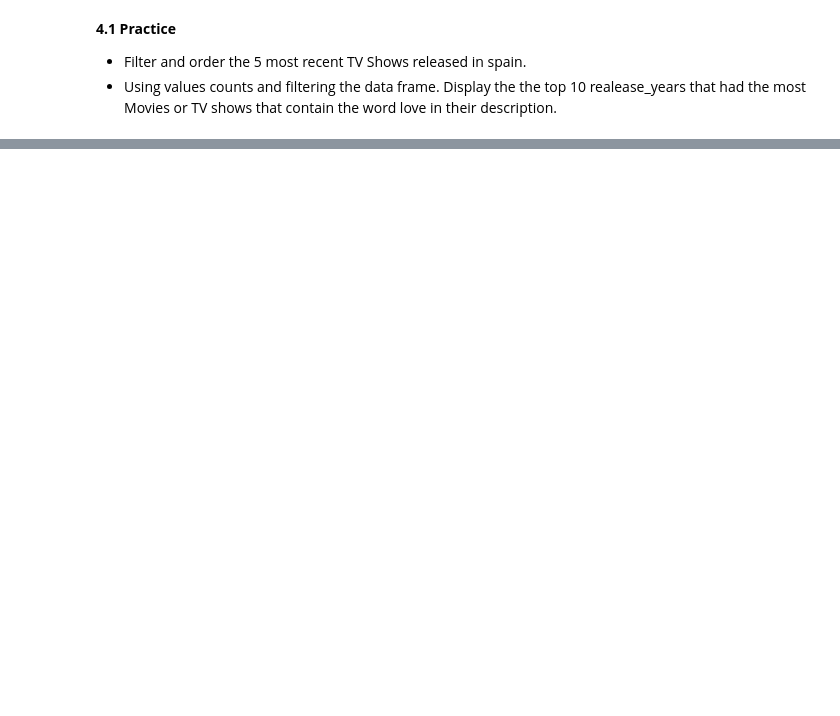
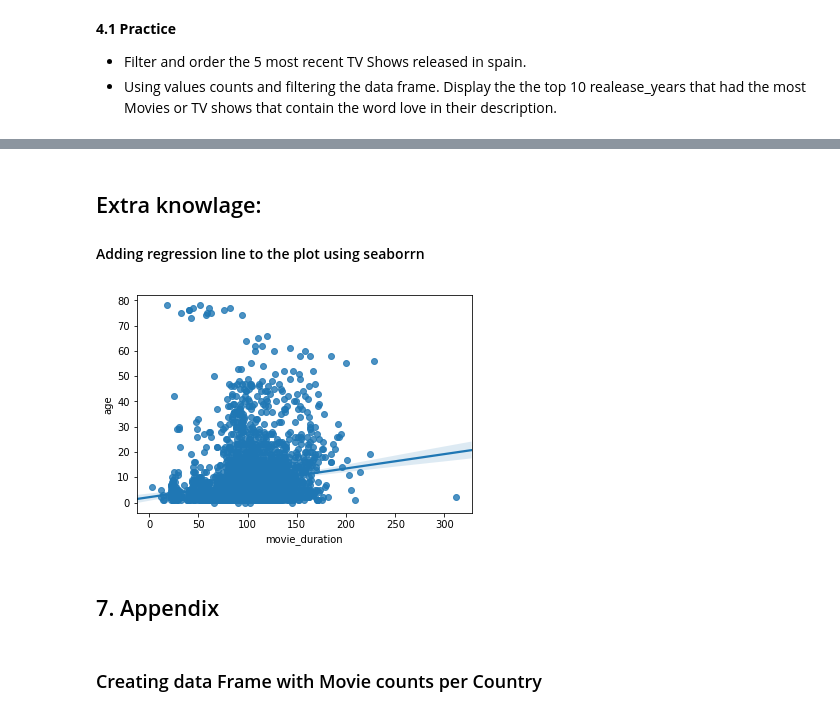
Before and after one commit to berkurka/python_lessons, a Jupyter notebook: Class 2/2.0-basic-pandas.ipynb, the cells around one changed output, grey strips where cells are left out. Cells and saved outputs as stored; diff of their text form; code cells hidden in the pictures; blank space fills up the shorter version.

```diff
--- a/Class 2/2.0-basic-pandas.ipynb
+++ b/Class 2/2.0-basic-pandas.ipynb
@@ -263,0 +694,13 @@ sales
+# %% [markdown]
+## Extra knowlage:
+#### Adding regression line to the plot using seaborrn
+# %%
+import seaborn as sns
+# tips = sns.load_dataset("tips")
+ax = sns.regplot(x="movie_duration", y="age", data=df[['movie_duration', 'age']])
+# %% [output]
+[figure, added]
+# %% [markdown]
+## 7. Appendix
+# %% [markdown]
+### Creating data Frame with Movie counts per Country
```
Also changed, not shown: parts of 103 cells of this notebook, 1 other file.
